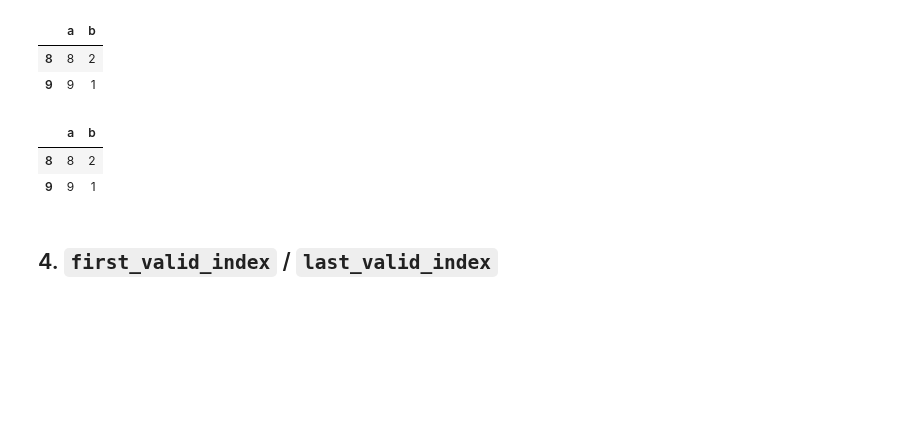
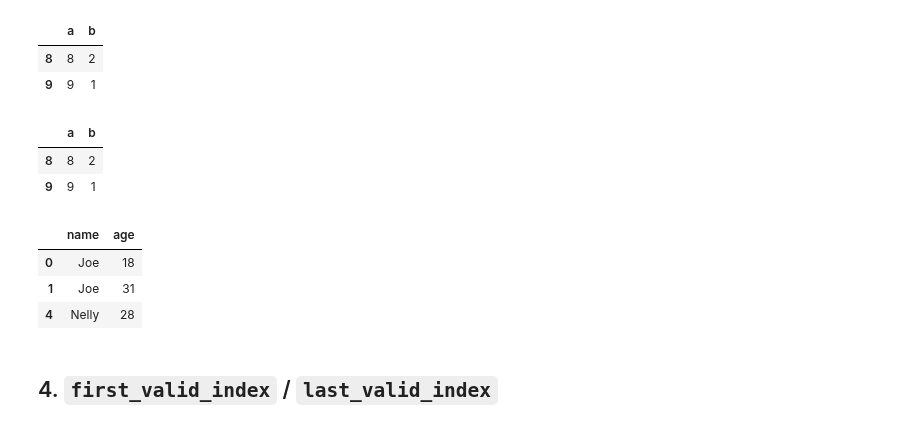
Before and after one commit to erykml/medium_articles, a Jupyter notebook: Data Wrangling/useful_pandas_2.ipynb, the cells around one changed output. Drawn from its saved outputs; the diff is of its cells as text; code cells hidden in the pictures; blank space fills up the shorter version.

```diff
--- a/Data Wrangling/useful_pandas_2.ipynb
+++ b/Data Wrangling/useful_pandas_2.ipynb
@@ -113,6 +113,17 @@ df[(df["a"] > 5) & (df["b"] < 3)]
 |  | a | b |
 | 8 | 8 | 2 |
 | 9 | 9 | 1 |
+# %%
+df = pd.DataFrame(
+    data={"name": ["Joe", "Joe", "Adam", "Eve", "Nelly"], "age": [18, 31, 41, 10, 28]},
+)
+names_to_select = ["Joe", "Nelly"]
+df.query("name in @names_to_select")
+# %% [output]
+|  | name | age |
+| 0 | Joe | 18 |
+| 1 | Joe | 31 |
+| 4 | Nelly | 28 |
 # %% [markdown]
 ## 4. `first_valid_index` / `last_valid_index`
 # %%
```
